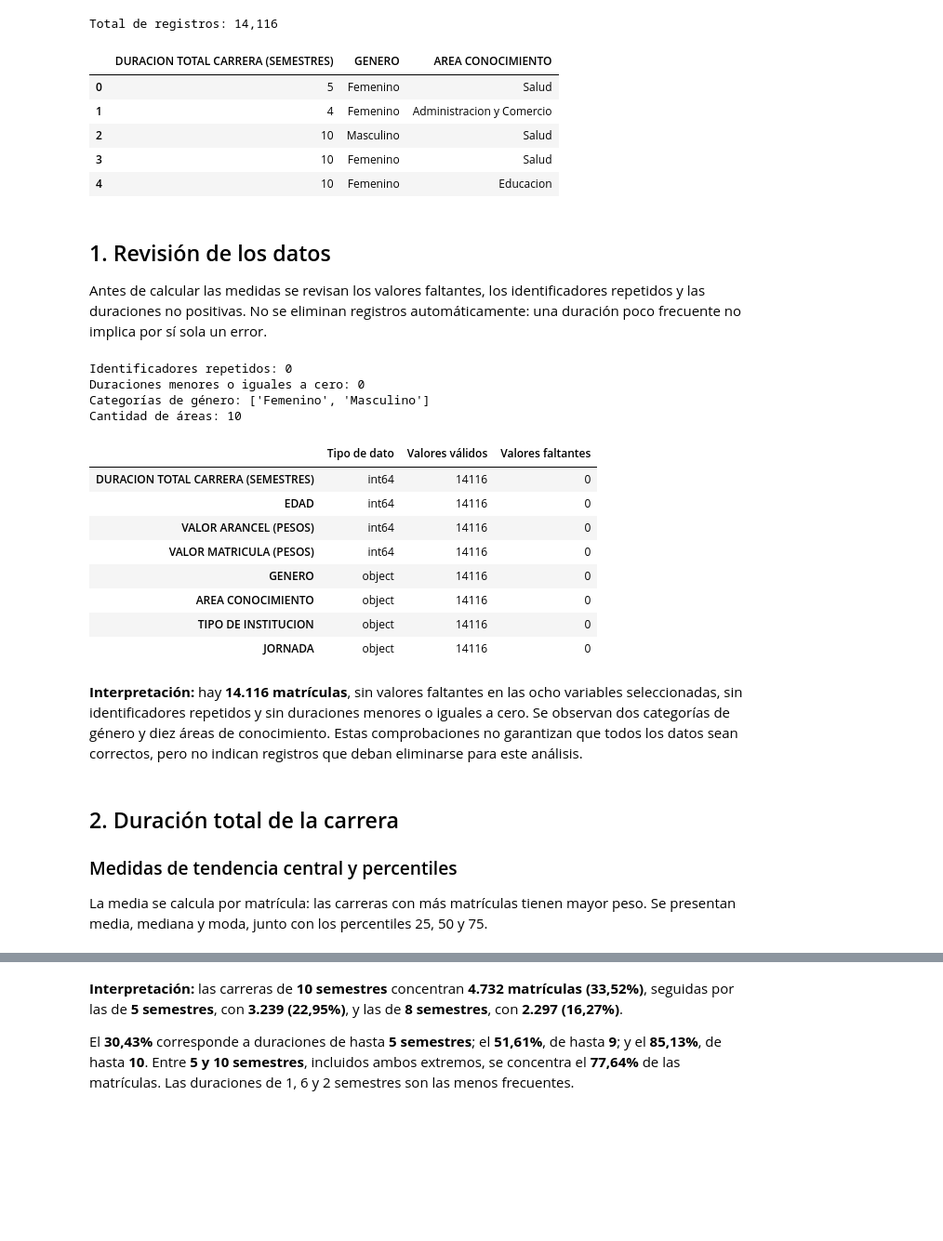
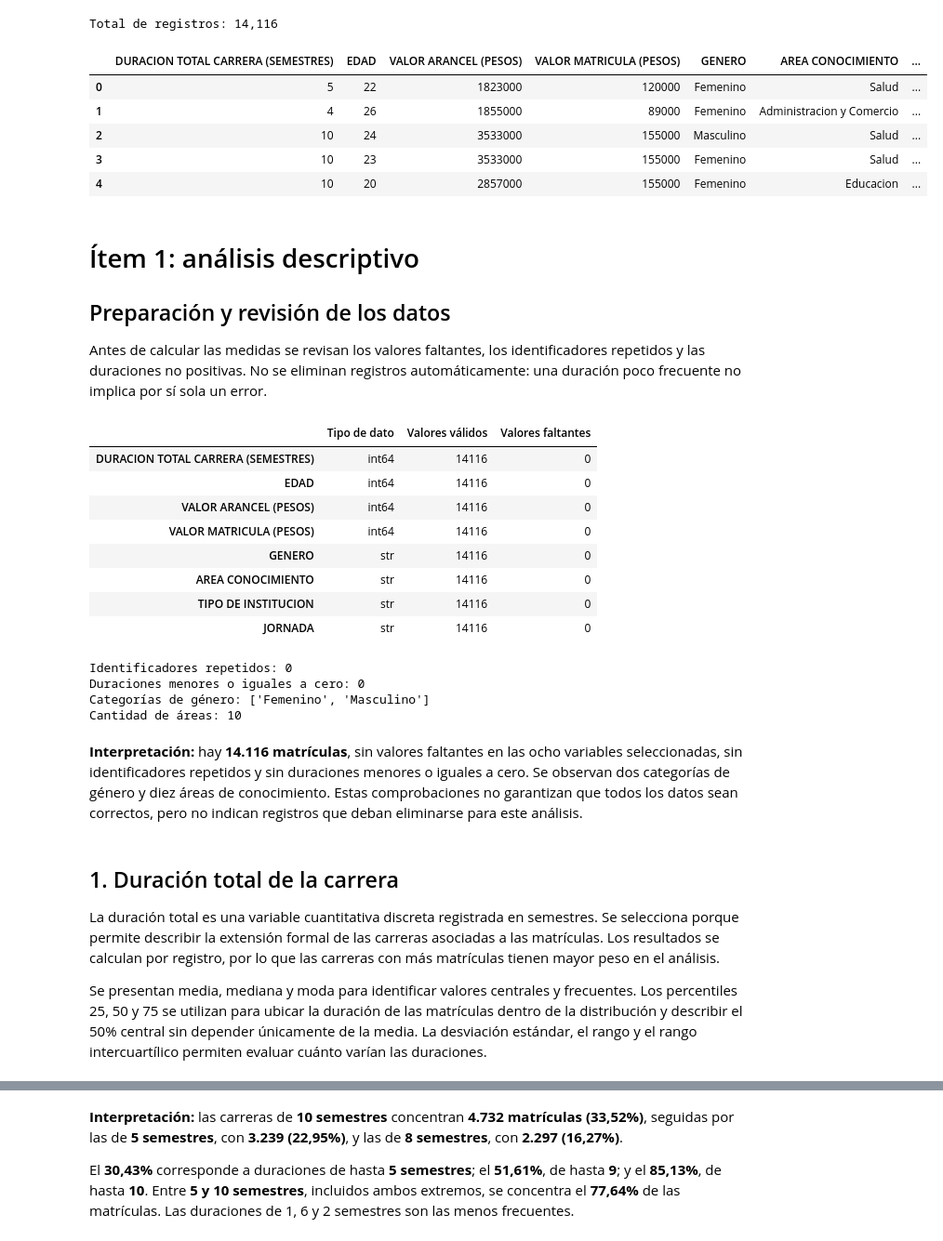
Before and after one commit to crispardos/analisis_matriculas, a Jupyter notebook: notebooks/Analisis_matriculas.ipynb, the cells around one changed output, grey strips where cells are left out. Shown at 93% size. Cells and saved outputs as stored; diff of their text form; code cells hidden in the pictures; blank space fills up the shorter version.

Commit message:
actualización de datos y correción

```diff
--- a/notebooks/Analisis_matriculas.ipynb
+++ b/notebooks/Analisis_matriculas.ipynb
@@ -52,36 +56,47 @@ Se analizan cuatro variables cuantitativas y cuatro cualitativas. El rango de ed
 # %%
 import numpy as np
 import pandas as pd
 import matplotlib.pyplot as plt
 from IPython.display import display
 
 df = pd.read_excel('01_MATRICULAS_ED_SUPERIOR_ARICA_Y_PARINACOTA_2021.xlsx')
 
 duracion = df['DURACION TOTAL CARRERA (SEMESTRES)']
+edad = df['EDAD']
+arancel = df['VALOR ARANCEL (PESOS)']
+matricula = df['VALOR MATRICULA (PESOS)']
 genero = df['GENERO']
 area = df['AREA CONOCIMIENTO']
+tipo_institucion = df['TIPO DE INSTITUCION']
+jornada = df['JORNADA']
+rango_edad = df['RANGO EDAD']
+
+variables = ['DURACION TOTAL CARRERA (SEMESTRES)', 'EDAD',
+             'VALOR ARANCEL (PESOS)', 'VALOR MATRICULA (PESOS)',
+             'GENERO', 'AREA CONOCIMIENTO', 'TIPO DE INSTITUCION', 'JORNADA']
 
 pd.options.display.float_format = '{:,.2f}'.format
-plt.rcParams.update({'figure.figsize': (10, 5), 'axes.spines.top': False,
+plt.rcParams.update({'figure.figsize': (10, 5), 'font.size': 10,
+                     'axes.titlesize': 14, 'axes.labelsize': 11,
+                     'xtick.labelsize': 10, 'ytick.labelsize': 10,
+                     'legend.fontsize': 10, 'axes.spines.top': False,
                      'axes.spines.right': False})
 
 print(f'Total de registros: {len(df):,}')
-display(df[['DURACION TOTAL CARRERA (SEMESTRES)', 'GENERO', 'AREA CONOCIMIENTO']].head())
+display(df[variables].head())
 # %% [output]
 Total de registros: 14,116
-|  | DURACION TOTAL CARRERA (SEMESTRES) | GENERO | AREA CONOCIMIENTO |
-| 0 | 5 | Femenino | Salud |
-| 1 | 4 | Femenino | Administracion y Comercio |
-| 2 | 10 | Masculino | Salud |
-| 3 | 10 | Femenino | Salud |
-| 4 | 10 | Femenino | Educacion |
+|  | DURACION TOTAL CARRERA (SEMESTRES) | EDAD | VALOR ARANCEL (PESOS) | VALOR MATRICULA (PESOS) | GENERO | AREA CONOCIMIENTO | ... |
+| 0 | 5 | 22 | 1823000 | 120000 | Femenino | Salud | ... |
+| 1 | 4 | 26 | 1855000 | 89000 | Femenino | Administracion y Comercio | ... |
+| 2 | 10 | 24 | 3533000 | 155000 | Masculino | Salud | ... |
+| 3 | 10 | 23 | 3533000 | 155000 | Femenino | Salud | ... |
+| 4 | 10 | 20 | 2857000 | 155000 | Femenino | Educacion | ... |
 # %% [markdown]
-## 1. Revisión de los datos
+# Ítem 1: análisis descriptivo
+## Preparación y revisión de los datos
 Antes de calcular las medidas se revisan los valores faltantes, los identificadores repetidos y las duraciones no positivas. No se eliminan registros automáticamente: una duración poco frecuente no implica por sí sola un error.
 # %%
-variables = ['DURACION TOTAL CARRERA (SEMESTRES)', 'EDAD', 'VALOR ARANCEL (PESOS)',
-             'VALOR MATRICULA (PESOS)', 'GENERO', 'AREA CONOCIMIENTO',
-             'TIPO DE INSTITUCION', 'JORNADA']
 revision = pd.DataFrame({
     'Tipo de dato': df[variables].dtypes.astype(str),
     'Valores válidos': df[variables].notna().sum(),
@@ -93,23 +108,24 @@ print('Duraciones menores o iguales a cero:', (duracion <= 0).sum())
 print('Categorías de género:', genero.dropna().unique().tolist())
 print('Cantidad de áreas:', area.nunique())
 # %% [output]
+|  | Tipo de dato | Valores válidos | Valores faltantes |
+| DURACION TOTAL CARRERA (SEMESTRES) | int64 | 14116 | 0 |
+| EDAD | int64 | 14116 | 0 |
+| VALOR ARANCEL (PESOS) | int64 | 14116 | 0 |
+| VALOR MATRICULA (PESOS) | int64 | 14116 | 0 |
+| GENERO | str | 14116 | 0 |
+| AREA CONOCIMIENTO | str | 14116 | 0 |
+| TIPO DE INSTITUCION | str | 14116 | 0 |
+| JORNADA | str | 14116 | 0 |
 Identificadores repetidos: 0
 Duraciones menores o iguales a cero: 0
 Categorías de género: ['Femenino', 'Masculino']
 Cantidad de áreas: 10
-|  | Tipo de dato | Valores válidos | Valores faltantes |
-| DURACION TOTAL CARRERA (SEMESTRES) | int64 | 14116 | 0 |
-| EDAD | int64 | 14116 | 0 |
-| VALOR ARANCEL (PESOS) | int64 | 14116 | 0 |
-| VALOR MATRICULA (PESOS) | int64 | 14116 | 0 |
-| GENERO | object | 14116 | 0 |
-| AREA CONOCIMIENTO | object | 14116 | 0 |
-| TIPO DE INSTITUCION | object | 14116 | 0 |
-| JORNADA | object | 14116 | 0 |
 # %% [markdown]
 **Interpretación:** hay **14.116 matrículas**, sin valores faltantes en las ocho variables seleccionadas, sin identificadores repetidos y sin duraciones menores o iguales a cero. Se observan dos categorías de género y diez áreas de conocimiento. Estas comprobaciones no garantizan que todos los datos sean correctos, pero no indican registros que deban eliminarse para este análisis.
-# %% [markdown]
-## 2. Duración total de la carrera
-### Medidas de tendencia central y percentiles
-La media se calcula por matrícula: las carreras con más matrículas tienen mayor peso. Se presentan media, mediana y moda, junto con los percentiles 25, 50 y 75.
+# %% [markdown]
+## 1. Duración total de la carrera
+La duración total es una variable cuantitativa discreta registrada en semestres. Se selecciona porque permite describir la extensión formal de las carreras asociadas a las matrículas. Los resultados se calculan por registro, por lo que las carreras con más matrículas tienen mayor peso en el análisis.
+
+Se presentan media, mediana y moda para identificar valores centrales y frecuentes. Los percentiles 25, 50 y 75 se utilizan para ubicar la duración de las matrículas dentro de la distribución y describir el 50% central sin depender únicamente de la media. La desviación estándar, el rango y el rango intercuartílico permiten evaluar cuánto varían las duraciones.
 # %%
```
Also changed, not shown: parts of 91 cells of this notebook.
